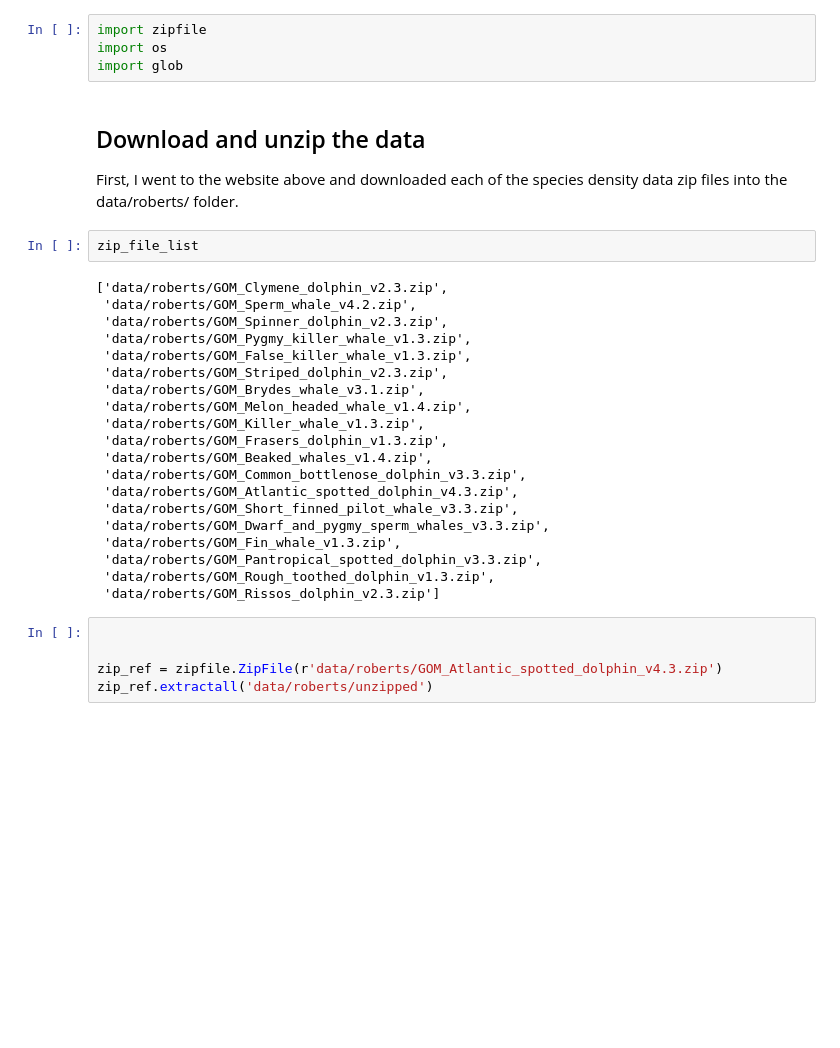
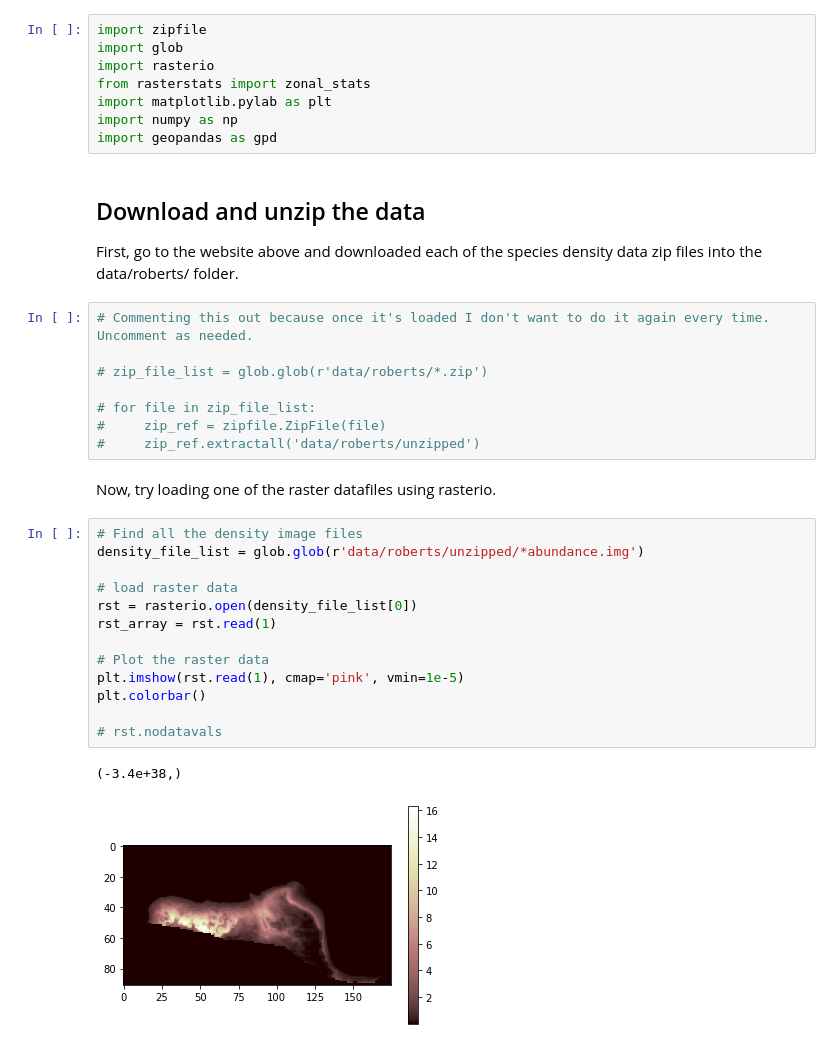
Before and after one commit to michellejw/dash-map-test, a Jupyter notebook: load_animal_density_data.ipynb, the cells around one changed output. Drawn from its saved outputs; the diff is of its cells as text; blank space fills up the shorter version.

Commit message:
updated notebook calculating zonal stats

```diff
--- a/load_animal_density_data.ipynb
+++ b/load_animal_density_data.ipynb
@@ -6,36 +6,39 @@ In this notebook, we will look into how to load and plot marine mammal density d
 https://seamap.env.duke.edu/models/Duke/GOM/
 # %%
 import zipfile
-import os
 import glob
+import rasterio
+from rasterstats import zonal_stats
+import matplotlib.pylab as plt
+import numpy as np
+import geopandas as gpd
 # %% [markdown]
 ## Download and unzip the data
 
-First, I went to the website above and downloaded each of the species density data zip files into the data/roberts/ folder.
+First, go to the website above and downloaded each of the species density data zip files into the data/roberts/ folder.
-# %%
-zip_file_list
-# %% [output]
-['data/roberts/GOM_Clymene_dolphin_v2.3.zip',
- 'data/roberts/GOM_Sperm_whale_v4.2.zip',
- 'data/roberts/GOM_Spinner_dolphin_v2.3.zip',
- 'data/roberts/GOM_Pygmy_killer_whale_v1.3.zip',
- 'data/roberts/GOM_False_killer_whale_v1.3.zip',
- 'data/roberts/GOM_Striped_dolphin_v2.3.zip',
- 'data/roberts/GOM_Brydes_whale_v3.1.zip',
- 'data/roberts/GOM_Melon_headed_whale_v1.4.zip',
- 'data/roberts/GOM_Killer_whale_v1.3.zip',
- 'data/roberts/GOM_Frasers_dolphin_v1.3.zip',
- 'data/roberts/GOM_Beaked_whales_v1.4.zip',
- 'data/roberts/GOM_Common_bottlenose_dolphin_v3.3.zip',
- 'data/roberts/GOM_Atlantic_spotted_dolphin_v4.3.zip',
- 'data/roberts/GOM_Short_finned_pilot_whale_v3.3.zip',
- 'data/roberts/GOM_Dwarf_and_pygmy_sperm_whales_v3.3.zip',
- 'data/roberts/GOM_Fin_whale_v1.3.zip',
- 'data/roberts/GOM_Pantropical_spotted_dolphin_v3.3.zip',
- 'data/roberts/GOM_Rough_toothed_dolphin_v1.3.zip',
- 'data/roberts/GOM_Rissos_dolphin_v2.3.zip']
 # %%
+# Commenting this out because once it's loaded I don't want to do it again every time. Uncomment as needed.
 
+# zip_file_list = glob.glob(r'data/roberts/*.zip')
 
-zip_ref = zipfile.ZipFile(r'data/roberts/GOM_Atlantic_spotted_dolphin_v4.3.zip')
-zip_ref.extractall('data/roberts/unzipped')
+# for file in zip_file_list:
+#     zip_ref = zipfile.ZipFile(file)
+#     zip_ref.extractall('data/roberts/unzipped')
+# %% [markdown]
+Now, try loading one of the raster datafiles using rasterio.
+# %%
+# Find all the density image files
+density_file_list = glob.glob(r'data/roberts/unzipped/*abundance.img')
+
+# load raster data
+rst = rasterio.open(density_file_list[0])
+rst_array = rst.read(1)
+
+# Plot the raster data
+plt.imshow(rst.read(1), cmap='pink', vmin=1e-5)
+plt.colorbar()
+
+# rst.nodatavals
+# %% [output]
+(-3.4e+38,)
+[figure, added]
```
Also changed, not shown: parts of 5 cells of this notebook, 1 other file.
